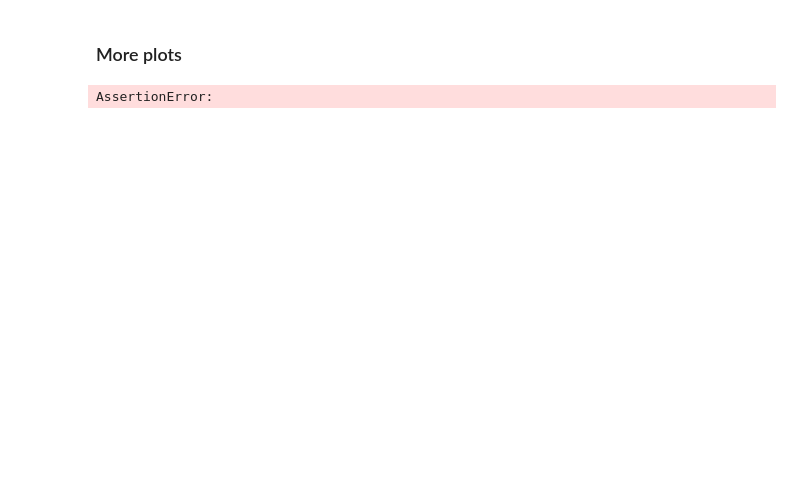
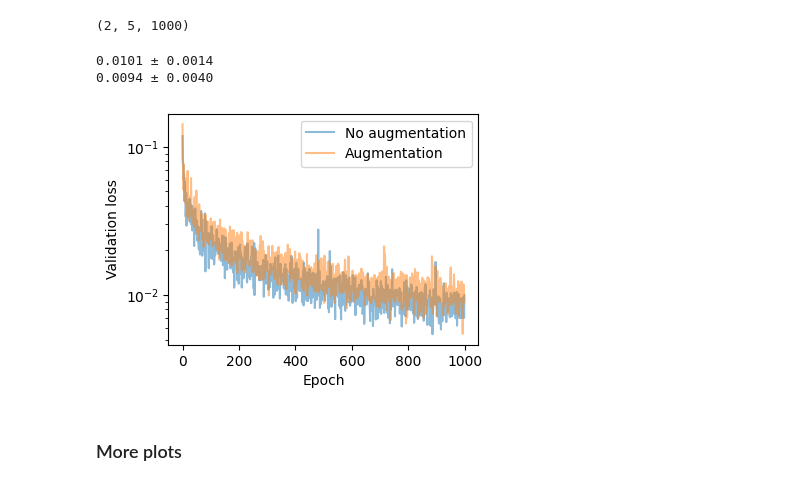
Before and after one commit to elidub/SymPDE, a Jupyter notebook: notebooks/analysis_tensorboard.ipynb, the cells around one changed output. Saved outputs shown, nothing was run; the diff lists cells and outputs as text; code cells hidden in the pictures; blank space fills up the shorter version.

```diff
--- a/notebooks/analysis_tensorboard.ipynb
+++ b/notebooks/analysis_tensorboard.ipynb
@@ -172,2 +175,45 @@ plt.show()
+# %%
+n_iterations = get_dict_item(data)[1]['val_loss'].shape[0]
+val_losses = np.full((2, len(data)//2, n_iterations), np.nan)
+test_losses = np.full((2, len(data)//2, 1), np.nan)
+print(val_losses.shape)
+# %% [output]
+(2, 5, 1000)
+# %%
+for version, version_dict in data.items():
+    i_aug = 0 if 'aug0' in version else 1
+    seed = int(version[-1])-1
+    val_losses[i_aug, seed] = version_dict['val_loss']
+    test_losses[i_aug, seed] = version_dict['test_loss']
+
+assert np.isnan(val_losses).sum() == 0
+# %%
+means, stds = np.mean(test_losses, axis = 1).reshape(-1), np.std(test_losses, axis = 1).reshape(-1)
+for mean, std in zip(means, stds):
+    print(f"{mean:.4f} ± {std:.4f}")
+# %% [output]
+0.0101 ± 0.0014
+0.0094 ± 0.0040
+# %%
+colors = ['tab:blue', 'tab:orange']
+labels = ['No augmentation', 'Augmentation']
+
+
+fig, ax = plt.subplots(1, 1, figsize=(4, 3))
+
+for i, val_loss_aug in enumerate(val_losses):
+    mean = val_loss_aug.mean(axis = 0)
+    std = val_loss_aug.std(axis = 0)
+
+    ax.plot(mean, color = colors[i], label = labels[i], alpha = 0.5)
+    # ax.fill_between(np.arange(len(mean)), mean-std, mean+std, alpha = 0.5, color = colors[i])
+
+ax.set_xlabel('Epoch')
+ax.set_ylabel('Validation loss')
+ax.set_yscale('log')
+ax.legend()
+plt.show()
+# %% [output]
+[figure, added]
 # %% [markdown]
 ### More plots
@@ -178,5 +220 @@ if a is None:
-# %%
-assert False
-# %% [output]
-AssertionError:
 # %%
```
Also changed, not shown: parts of 9 cells of this notebook, 6 other files.
